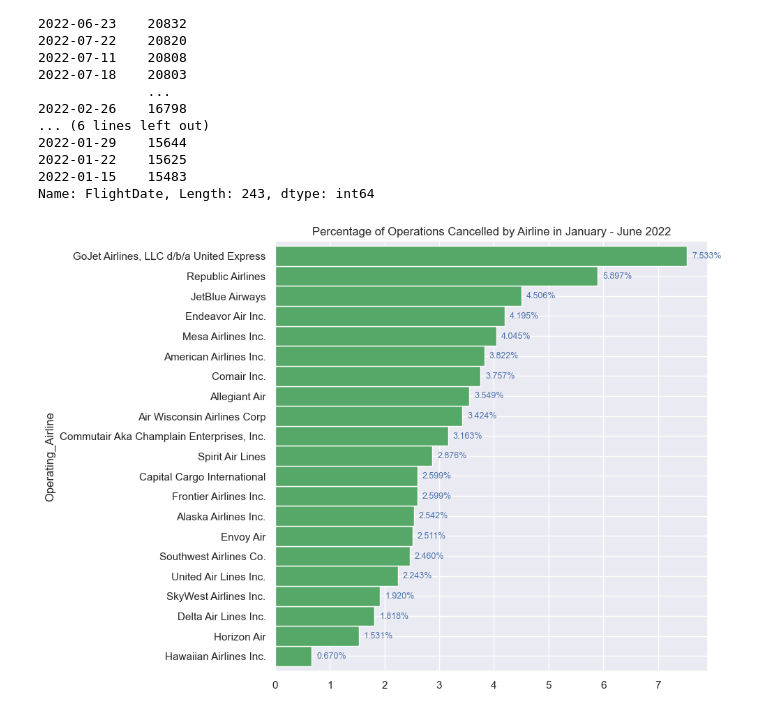
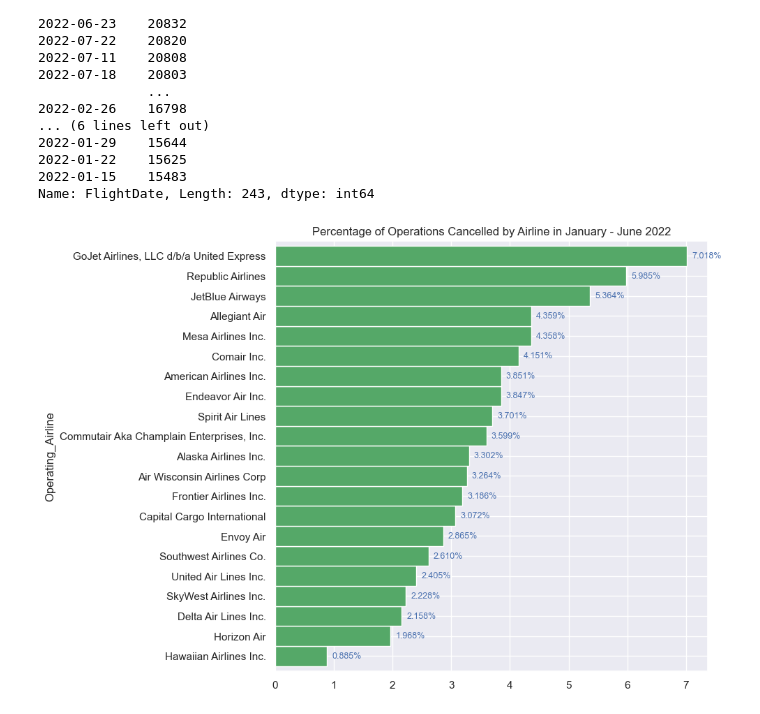
Before and after one commit to georgetown-analytics/team-3, a Jupyter notebook: flight_model/notebooks/EDA/eda2_flight_data.ipynb, the cells around one changed output. Saved outputs shown, nothing was run; the diff lists cells and outputs as text; code cells hidden in the pictures.

```diff
--- a/flight_model/notebooks/EDA/eda2_flight_data.ipynb
+++ b/flight_model/notebooks/EDA/eda2_flight_data.ipynb
@@ -422,27 +422,27 @@ df_flights["FlightDate"].value_counts()
 Name: FlightDate, Length: 243, dtype: int64
 # %%
 cancelled_flights_analysis = (
-    (df_flights.query("'2022-01-01' < FlightDate < '2022-12-31'")
+    (df_flights.query("'2022-01-01' < FlightDate < '2022-06-30'")
      .groupby(["Operating_Airline", "Cancelled"])['Cancelled']
      .size()
      .unstack()
      .reset_index()
      )
     .rename(columns={False: "Departed", True: "Cancelled"})
     .rename_axis(None, axis=1))
 
 cancelled_flights_analysis["Total"] = cancelled_flights_analysis["Departed"] + cancelled_flights_analysis["Cancelled"]
 cancelled_flights_analysis["Pct_Cancelled"] = (cancelled_flights_analysis["Cancelled"] / cancelled_flights_analysis["Total"])*100
 
 fig, ax = plt.subplots(figsize=(8, 8))
 cancelled_flights_analysis.set_index("Operating_Airline").sort_values(
     "Pct_Cancelled")["Pct_Cancelled"].plot(kind="barh",
                                            title="Percentage of Operations Cancelled by Airline in January - June 2022",
                                            width=1,
                                            #edgecolor="black",
                                            color=current_palette[2]
                                            )
 ax.bar_label(ax.containers[0], fmt='%.3f%%', padding=5, fontsize=9, color='b')
 plt.show()
 # %% [output]
-[figure, old version]
+[figure, new version]
```
